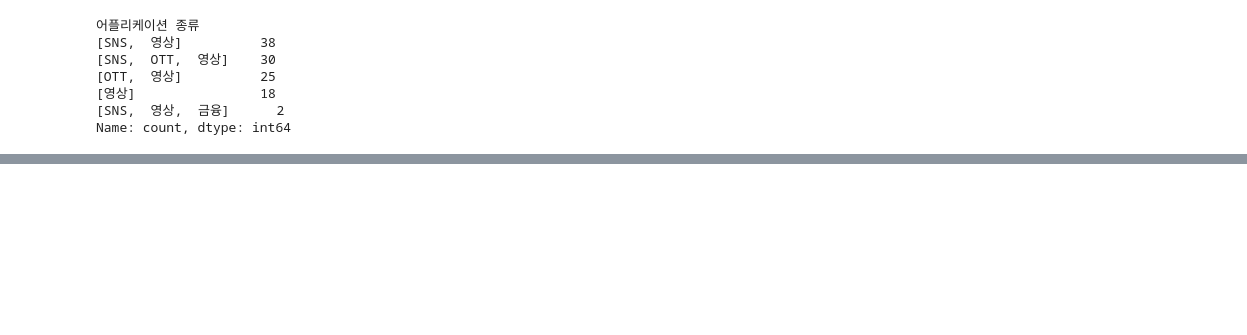
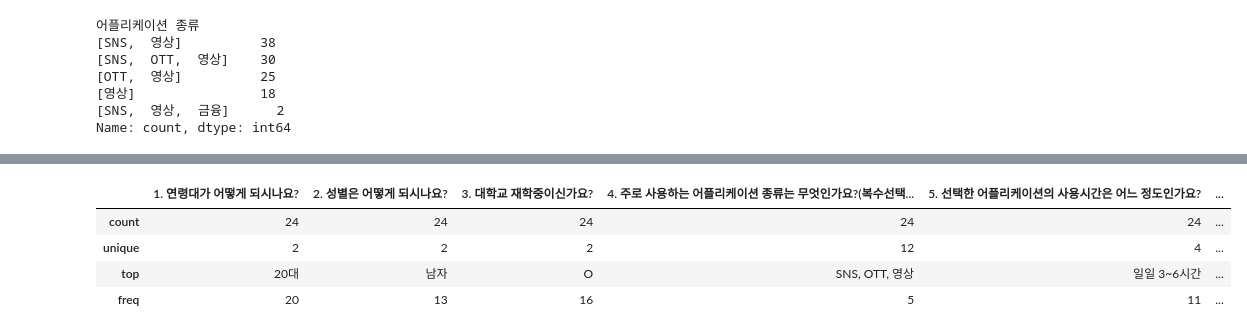
Before and after one commit to hachaeone/kamelo_survey_analysis, a Jupyter notebook: kamelo.ipynb, the cells around one changed output, grey strips where cells are left out. Drawn from its saved outputs; the diff is of its cells as text; code cells hidden in the pictures; blank space fills up the shorter version.

```diff
--- a/kamelo.ipynb
+++ b/kamelo.ipynb
@@ -26,5 +26,5 @@ Index(['1. 연령대가 어떻게 되시나요?', '2. 성별은 어떻게 되시
 # %%
 kamelo_df=kamelo.iloc[:,0:13]
 # %%
-kamelo_df.drop(['7. 선택한 콘텐츠의 종류 중 최근에 가장 인상깊게 시청한 영상을 소개해주세요.',
+kamelo_df=kamelo_df.drop(['7. 선택한 콘텐츠의 종류 중 최근에 가장 인상깊게 시청한 영상을 소개해주세요.',
 '10. 이유는 무엇인가요?'], axis=1)
@@ -108,0 +71,7 @@ Name: count, dtype: int64
+# %%
+upload_df=kamelo_df.iloc[:,[0,1,2,3,4,6,7,8,9,10]]
+# %%
+upload_df['8. 최근 3개월 동안 SNS에 게시물을 몇 회 이상 업로드하셨나요?']=pd.Categorical(upload_df['8. 최근 3개월 동안 SNS에 게시물을 몇 회 이상 업로드하셨나요?'],
+categories=['매일','주 3회 이상','주 1회 이상','월 1회 이상','없음'],ordered=True)
+
+upload_df.sort_values(by='8. 최근 3개월 동안 SNS에 게시물을 몇 회 이상 업로드하셨나요?',inplace=True)
@@ -108,0 +88,24 @@ Name: count, dtype: int64
+# %%
+heavy_user=upload_df.loc[(upload_df['8. 최근 3개월 동안 SNS에 게시물을 몇 회 이상 업로드하셨나요?'] =='매일') ^
+(upload_df['8. 최근 3개월 동안 SNS에 게시물을 몇 회 이상 업로드하셨나요?'] =='주 3회 이상')^
+(upload_df['8. 최근 3개월 동안 SNS에 게시물을 몇 회 이상 업로드하셨나요?'] =='주 1회 이상')]
+
+medium_user=upload_df.loc[upload_df['8. 최근 3개월 동안 SNS에 게시물을 몇 회 이상 업로드하셨나요?'] =='월 1회 이상']
+
+light_user=upload_df.loc[upload_df['8. 최근 3개월 동안 SNS에 게시물을 몇 회 이상 업로드하셨나요?'] =='없음']
+# %%
+heavy_user.describe()
+
+#여자: 남자 = 11: 13 → 표본 성별이 남성에 치우쳐 있음에도 불구하고 성비 비슷하게 나타남 → 여성의 sns 이용률 높음
+#재학생의 비율 압도적으로 높음(3분의 2)
+#주로 사용하는 어플 별도 분석 필요
+#약 절반이 일일 3~6시간 이용 시간 보임  → 업로드 자주 할수록 이용 시간도 증가
+#촬영 대한 감정 별도 분석 필요
+#공유 범위 세밀 분석 필요하나 약 절반 가까운 인원이 친한 친구에게(만) 공유
+#공유 경로 분석 필요하나 인스타그램 압도적
+# %% [output]
+|  | 1. 연령대가 어떻게 되시나요? | 2. 성별은 어떻게 되시나요? | 3. 대학교 재학중이신가요? | 4. 주로 사용하는 어플리케이션 종류는 무엇인가요?(복수선택... | 5. 선택한 어플리케이션의 사용시간은 어느 정도인가요? | ... |
+| count | 24 | 24 | 24 | 24 | 24 | ... |
+| unique | 2 | 2 | 2 | 12 | 4 | ... |
+| top | 20대 | 남자 | O | SNS, OTT, 영상 | 일일 3~6시간 | ... |
+| freq | 20 | 13 | 16 | 5 | 11 | ... |
```
Also changed, not shown: parts of 18 cells of this notebook.
